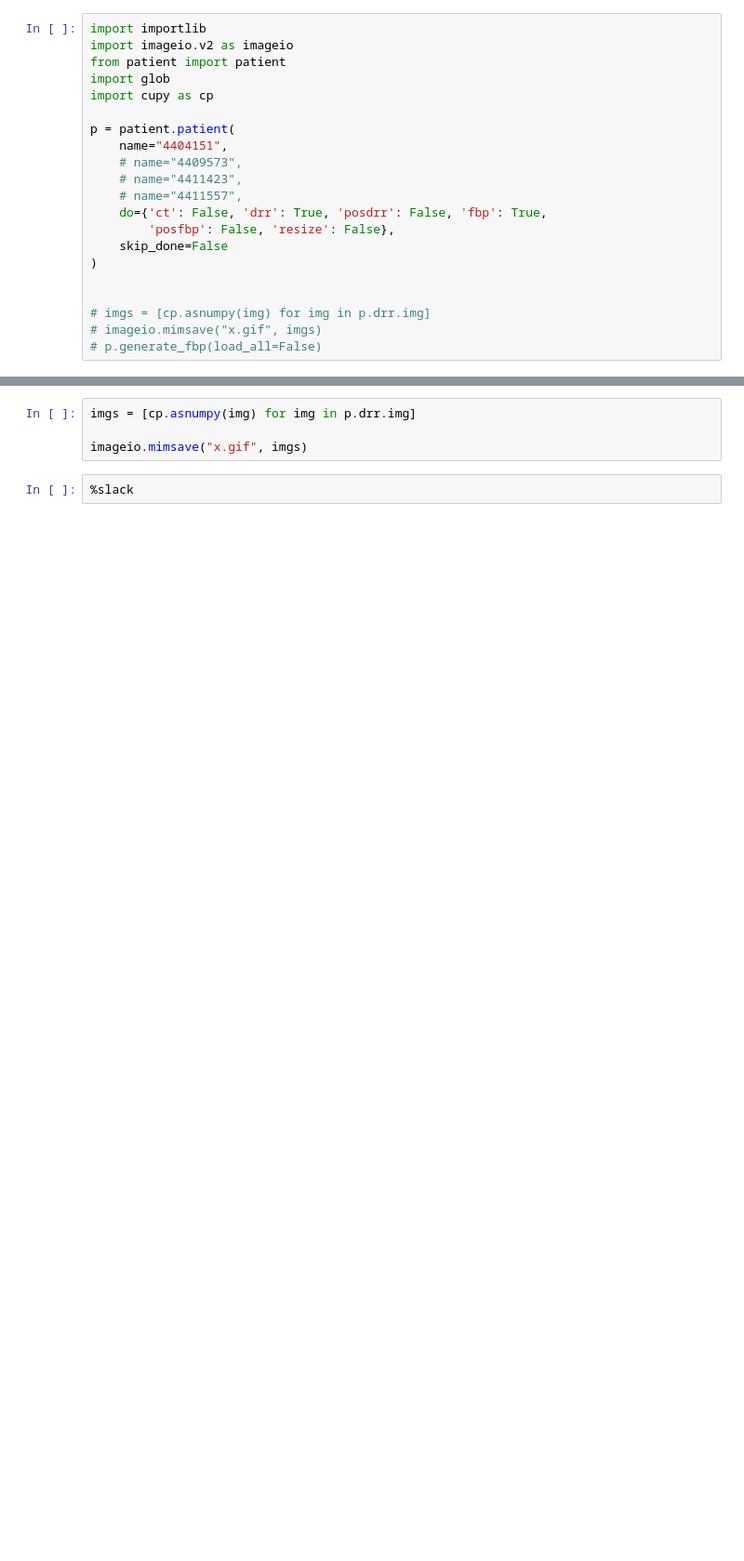
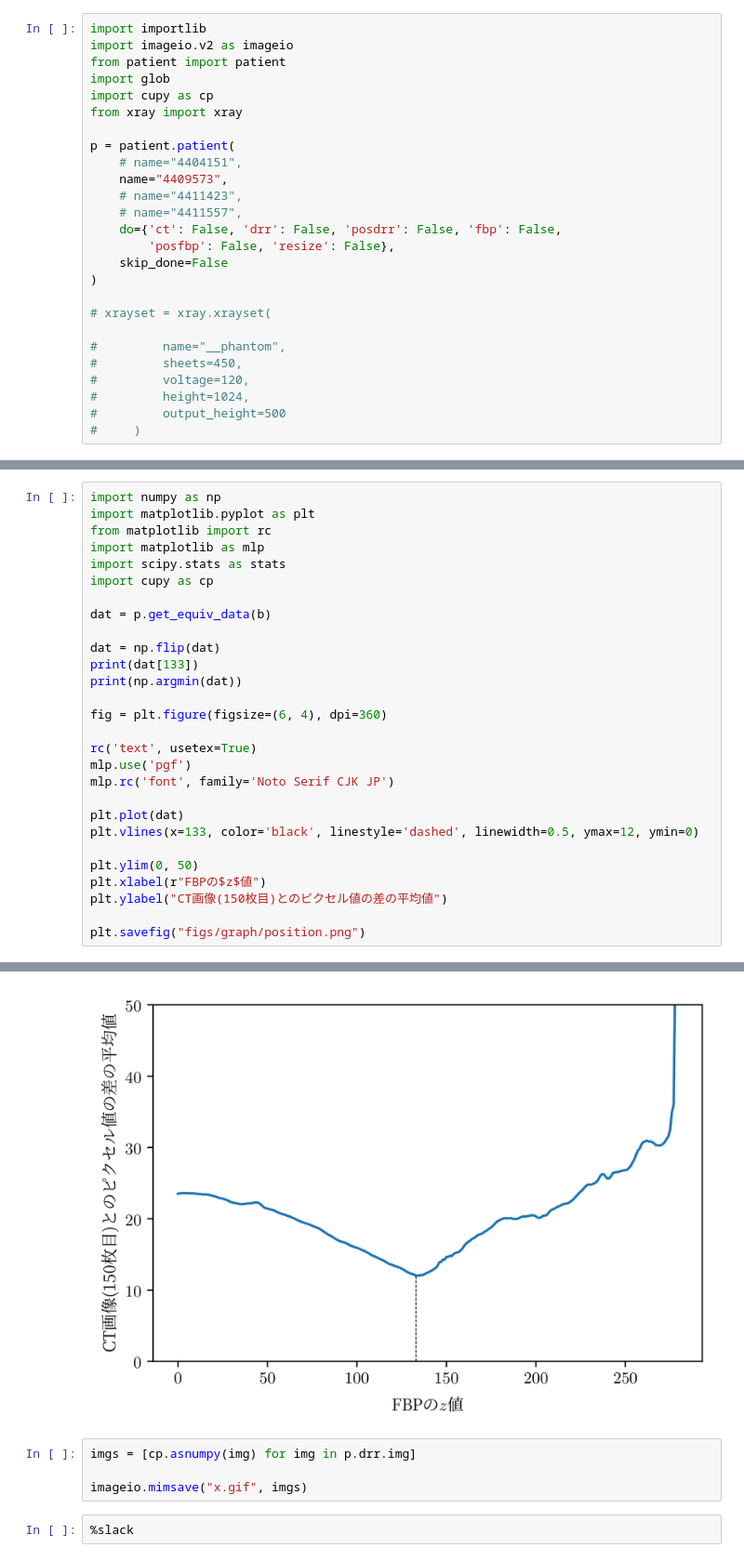
Before and after one commit to massanf/research2022, a Jupyter notebook: figures.ipynb, the cells around one changed output, grey strips where cells are left out. Shown: that part at 93% size. Cells and saved outputs as stored; diff of their text form; blank space fills up the shorter version.

```diff
--- a/figures.ipynb
+++ b/figures.ipynb
@@ -4,18 +4,23 @@ import imageio.v2 as imageio
 from patient import patient
 import glob
 import cupy as cp
+from xray import xray
 
 p = patient.patient(
-    name="4404151",
-    # name="4409573",
+    # name="4404151",
+    name="4409573",
     # name="4411423",
     # name="4411557",
-    do={'ct': False, 'drr': True, 'posdrr': False, 'fbp': True,
+    do={'ct': False, 'drr': False, 'posdrr': False, 'fbp': False,
         'posfbp': False, 'resize': False},
     skip_done=False
 )
 
+# xrayset = xray.xrayset(
 
-# imgs = [cp.asnumpy(img) for img in p.drr.img]
-# imageio.mimsave("x.gif", imgs)
-# p.generate_fbp(load_all=False)
+#         name="__phantom",
+#         sheets=450,
+#         voltage=120,
+#         height=1024,
+#         output_height=500
+#     )
@@ -37,0 +108,29 @@ cp.asnumpy(p.get_equiv_fbp(pos)))
+# %%
+import numpy as np
+import matplotlib.pyplot as plt
+from matplotlib import rc
+import matplotlib as mlp
+import scipy.stats as stats
+import cupy as cp
+
+dat = p.get_equiv_data(b)
+
+dat = np.flip(dat)
+print(dat[133])
+print(np.argmin(dat))
+
+fig = plt.figure(figsize=(6, 4), dpi=360)
+
+rc('text', usetex=True)
+mlp.use('pgf')
+mlp.rc('font', family='Noto Serif CJK JP')
+
+plt.plot(dat)
+plt.vlines(x=133, color='black', linestyle='dashed', linewidth=0.5, ymax=12, ymin=0)
+
+plt.ylim(0, 50)
+plt.xlabel(r"FBPの$z$値")
+plt.ylabel("CT画像(150枚目)とのピクセル値の差の平均値")
+
+plt.savefig("figs/graph/position.png")
+# %% [output]
@@ -38,3 +139,4 @@ cp.asnumpy(p.get_equiv_fbp(pos)))
+[figure, added]
 # %%
 imgs = [cp.asnumpy(img) for img in p.drr.img]
 
```
Also changed, not shown: parts of 9 cells of this notebook, 2 other files.
